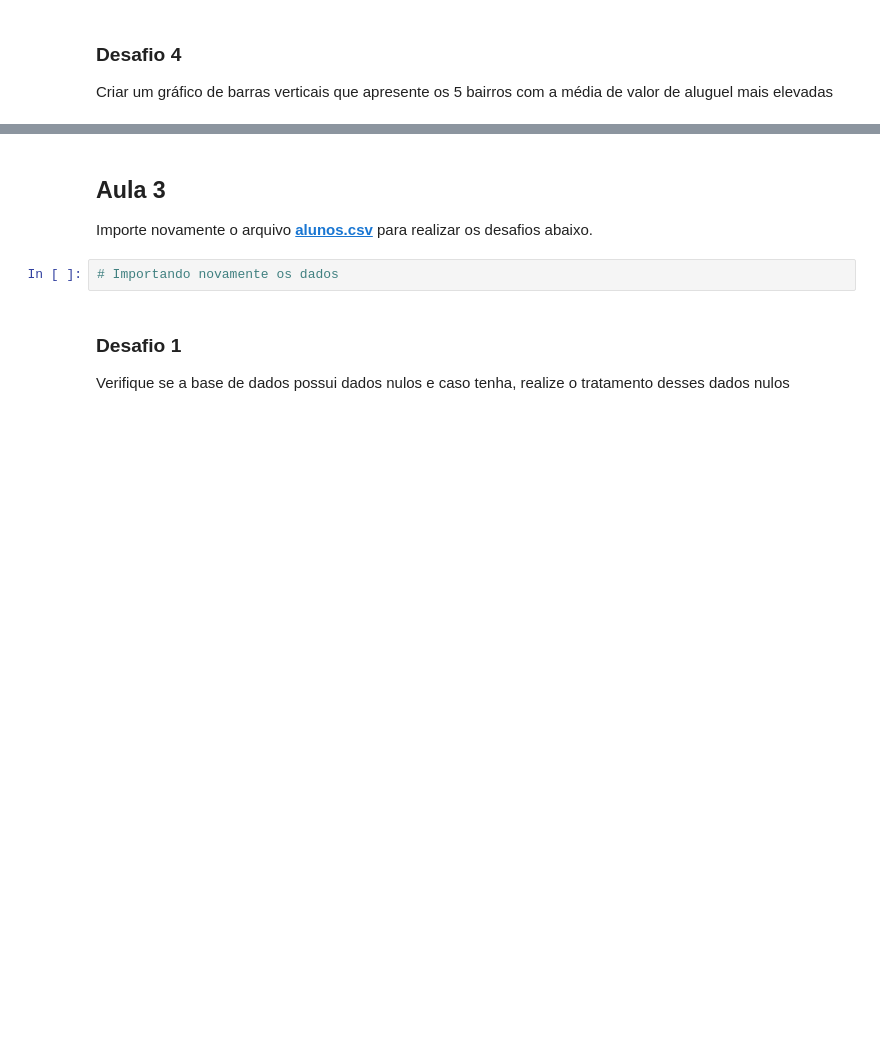
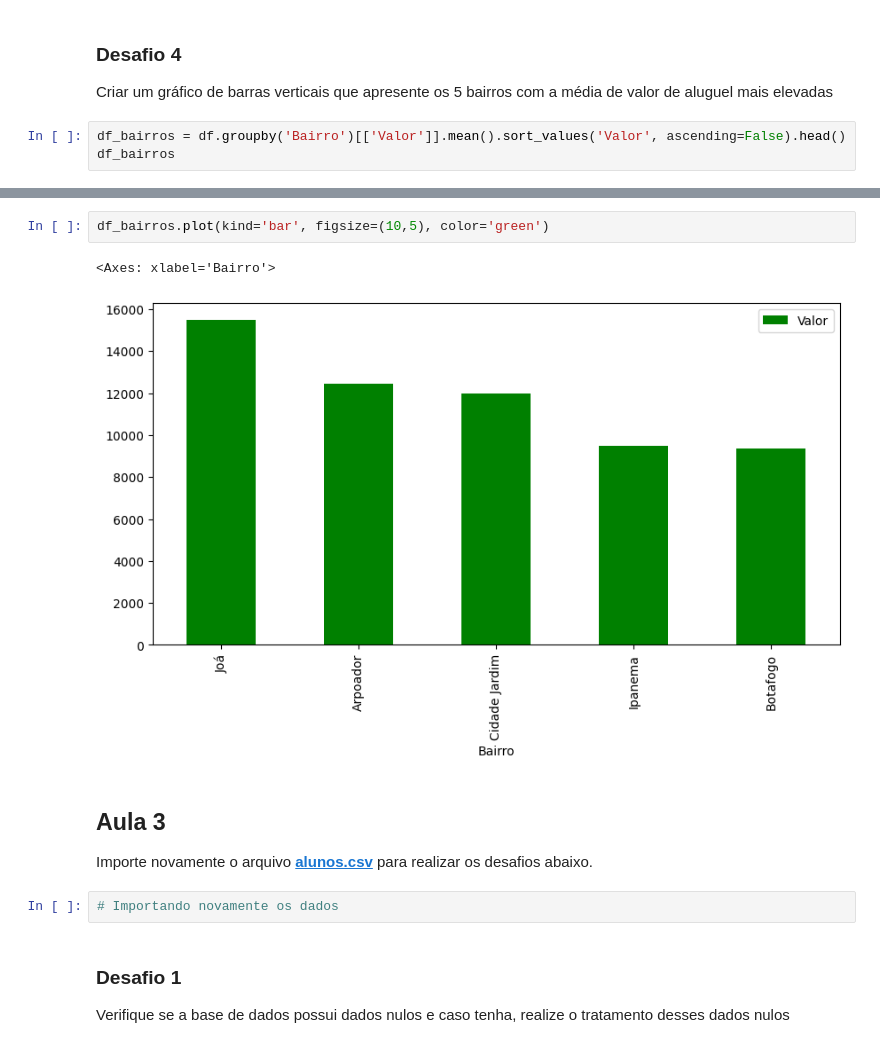
Before and after one commit to 1thallo/Oracle_Next_Education-Fase2, a Jupyter notebook: Formação - ETL/Pandas - Conhecendo a Biblioteca/Prática/desafios.ipynb, the cells around one changed output, grey strips where cells are left out. Saved outputs shown, nothing was run; the diff lists cells and outputs as text; blank space fills up the shorter version.

```diff
--- a/Formação - ETL/Pandas - Conhecendo a Biblioteca/Prática/desafios.ipynb
+++ b/Formação - ETL/Pandas - Conhecendo a Biblioteca/Prática/desafios.ipynb
@@ -214,3 +243,6 @@ Analisar quais bairros possuem a média de valor de aluguel mais elevadas
 # %% [markdown]
 ### Desafio 4
 Criar um gráfico de barras verticais que apresente os 5 bairros com a média de valor de aluguel mais elevadas
+# %%
+df_bairros = df.groupby('Bairro')[['Valor']].mean().sort_values('Valor', ascending=False).head()
+df_bairros
@@ -217,3 +257,8 @@ Criar um gráfico de barras verticais que apresente os 5 bairros com a média de
+# %%
+df_bairros.plot(kind='bar', figsize=(10,5), color='green')
+# %% [output]
+<Axes: xlabel='Bairro'>
+[figure, added]
 # %% [markdown]
 ## Aula 3
 
```
Also changed, not shown: parts of 5 cells of this notebook.
